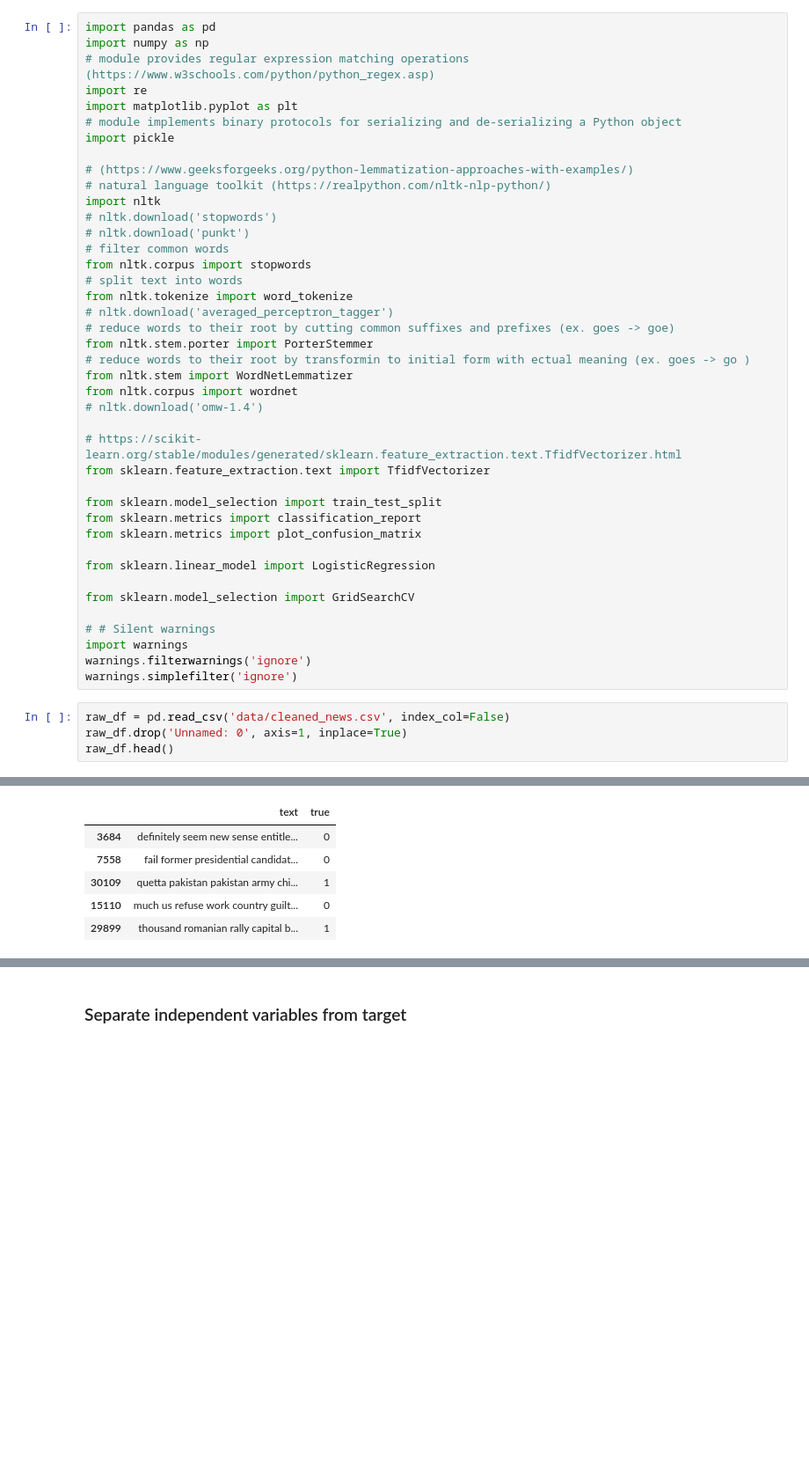
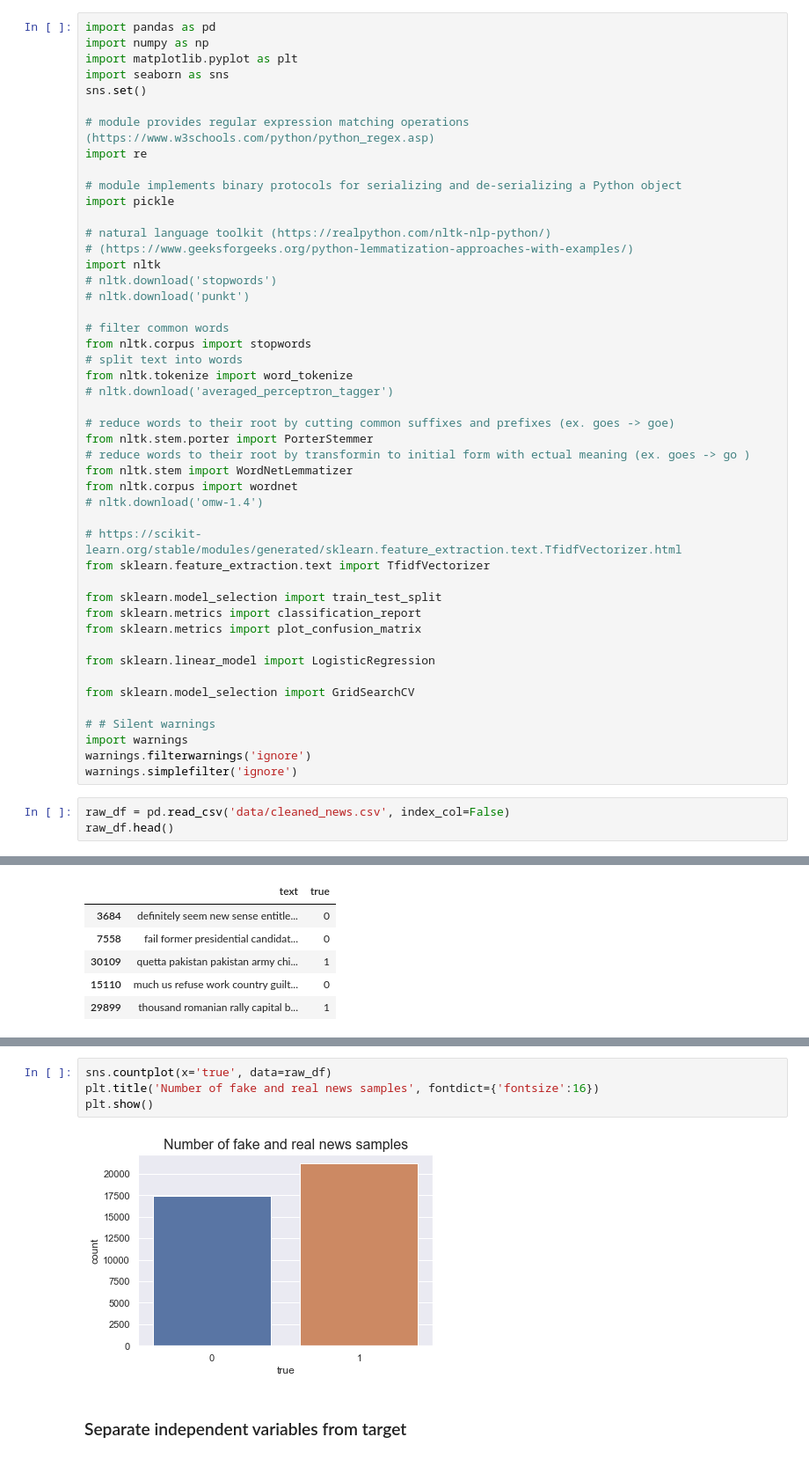
Before and after one commit to CFG-Spring-Data-1/Group-4, a Jupyter notebook: Project/nltk_logistic_regression.ipynb, the cells around one changed output, grey strips where cells are left out. Shown: that part at 88% size. Drawn from its saved outputs; the diff is of its cells as text; blank space fills up the shorter version.

```diff
--- a/Project/nltk_logistic_regression.ipynb
+++ b/Project/nltk_logistic_regression.ipynb
@@ -7,22 +7,28 @@
 # %%
 import pandas as pd
 import numpy as np
+import matplotlib.pyplot as plt
+import seaborn as sns
+sns.set()
+
 # module provides regular expression matching operations (https://www.w3schools.com/python/python_regex.asp)
 import re
-import matplotlib.pyplot as plt
+
 # module implements binary protocols for serializing and de-serializing a Python object
 import pickle
 
+# natural language toolkit (https://realpython.com/nltk-nlp-python/)
 # (https://www.geeksforgeeks.org/python-lemmatization-approaches-with-examples/)
-# natural language toolkit (https://realpython.com/nltk-nlp-python/)
 import nltk
 # nltk.download('stopwords')
 # nltk.download('punkt')
+
 # filter common words
 from nltk.corpus import stopwords
 # split text into words
 from nltk.tokenize import word_tokenize
 # nltk.download('averaged_perceptron_tagger')
+
 # reduce words to their root by cutting common suffixes and prefixes (ex. goes -> goe)
 from nltk.stem.porter import PorterStemmer
 # reduce words to their root by transformin to initial form with ectual meaning (ex. goes -> go )
@@ -47,7 +53,6 @@ warnings.filterwarnings('ignore')
 warnings.simplefilter('ignore')
 # %%
 raw_df = pd.read_csv('data/cleaned_news.csv', index_col=False)
-raw_df.drop('Unnamed: 0', axis=1, inplace=True)
 raw_df.head()
 # %% [output]
 |  | text | true |
@@ -136,3 +143,9 @@ raw_df.sample(5)
+# %%
+sns.countplot(x='true', data=raw_df)
+plt.title('Number of fake and real news samples', fontdict={'fontsize':16})
+plt.show()
+# %% [output]
+[figure, added]
 # %% [markdown]
 ### Separate independent variables from target
 # %%
```
Also changed, not shown: parts of 3 cells of this notebook, 1 other file.
